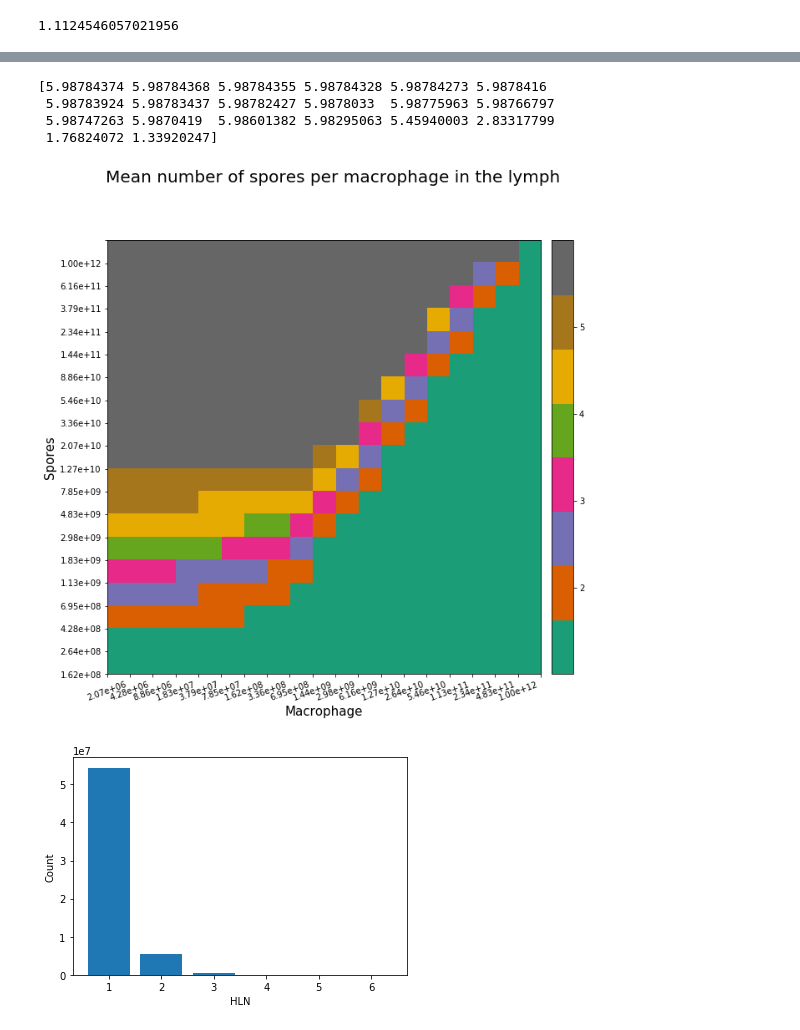
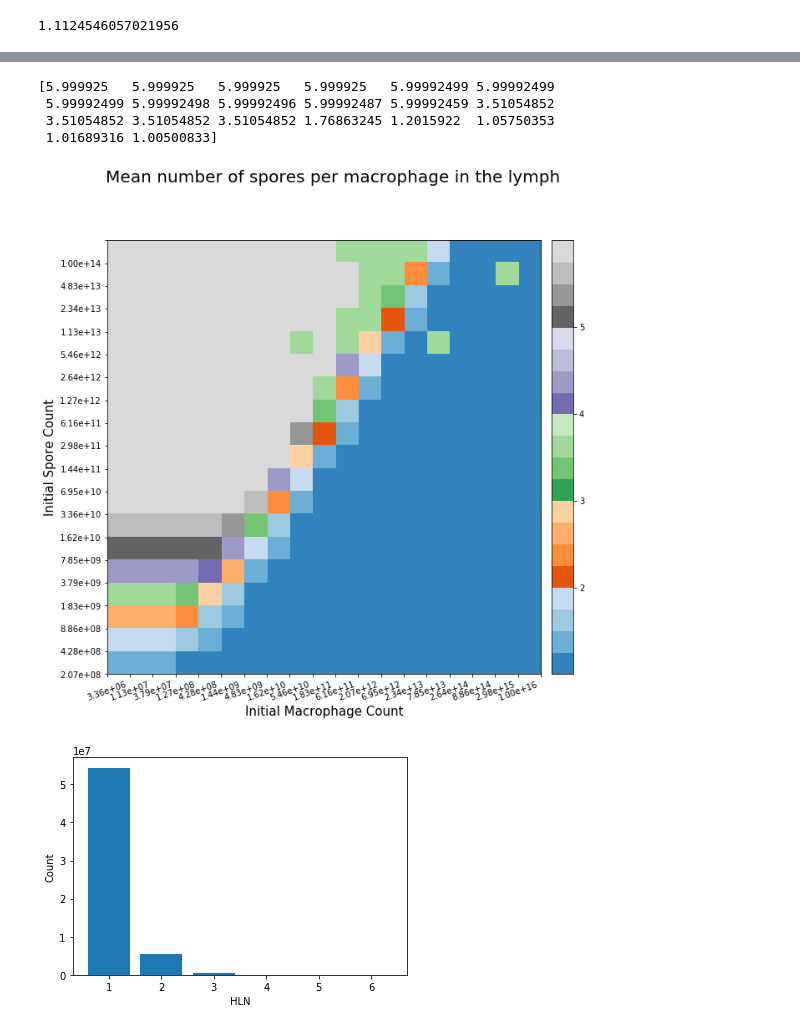
Before and after one commit to technodivergent/Bacillus_Anthracis_Simulation, a Jupyter notebook: Lung Submodel.ipynb, the cells around one changed output, grey strips where cells are left out. Cells and saved outputs as stored; diff of their text form; code cells hidden in the pictures.

Commit message:
Update to heatmap

```diff
--- a/Lung Submodel.ipynb
+++ b/Lung Submodel.ipynb
@@ -195,8 +195,8 @@ results = numpy.zeros((20,20))
 # r = model.run(solver=BasicODESolver)
 # get_mean(r[0])
 
-sporescale = numpy.logspace(8, 12, 20)
-macroscale = numpy.logspace(6, 12, 20)
+sporescale = numpy.logspace(8, 14, 20)
+macroscale = numpy.logspace(6, 16, 20)
 
 for i,s in enumerate(sporescale):
     for j,a in enumerate(macroscale):
@@ -228,44 +228,45 @@ y_scale = ['{:.2e}'.format(item) for item in sporescale]
 #fig = plt.figure(figsize=(10,10))
 fig,ax = plt.subplots(figsize=(10,10))
 fig.suptitle("Mean number of spores per macrophage in the lymph", fontsize=20)
-im = plt.imshow(results, cmap='Dark2', interpolation='nearest', extent=[0,20,20,0])
+im = plt.imshow(results, cmap='tab20c', interpolation='nearest', extent=[0,20,20,0])
+
 #plt.colorbar()
 add_colorbar(im)
-plt.xlabel("Macrophage", fontsize=15)
-plt.ylabel("Spores", fontsize=15)
+plt.xlabel("Initial Macrophage Count", fontsize=15)
+plt.ylabel("Initial Spore Count", fontsize=15)
 
 for axis in [ax.xaxis, ax.yaxis]:
     axis.set_major_formatter(ScalarFormatter())
 
 ticks = numpy.linspace(0,20,21)
 
 plt.xticks(ticks, x_scale, rotation=20)
 plt.yticks(ticks, y_scale)
 ax.axis([1, 20, 1, 20])
 
 # using log scale doesn't work right
 # ax.loglog()
 # ax.set_ylim(1e1, 1e9)
 # ax.set_xlim(1e1, 1e9)
 
 # print("Spores @ 10: {0:1.2e}".format(sporescale[11]))
 # print("Spores @ 20: {0:1.2e}".format(sporescale[19]))
 # print("")
 # print("Macrophages @ 10: {0:1.2e}".format(macscale[11]))
 # print("Macrophages @ 20: {0:1.2e}".format(macscale[19]))
 
 # print("{0:1.2e}".format(sporescale[8]))
 # print("{0:1.2e}".format(macscale[8]))
 # print(sporescale)
 # print(macroscale)
 # print("")
-print(results[18])
+print(results[19]) # use the y-axis from the bottom
 # %% [output]
-[5.98784374 5.98784368 5.98784355 5.98784328 5.98784273 5.9878416
- 5.98783924 5.98783437 5.98782427 5.9878033  5.98775963 5.98766797
- 5.98747263 5.9870419  5.98601382 5.98295063 5.45940003 2.83317799
- 1.76824072 1.33920247]
+[5.999925   5.999925   5.999925   5.999925   5.99992499 5.99992499
+ 5.99992499 5.99992498 5.99992496 5.99992487 5.99992459 3.51054852
+ 3.51054852 3.51054852 3.51054852 1.76863245 1.2015922  1.05750353
+ 1.01689316 1.00500833]
-[figure, old version]
+[figure, new version]
 # %%
 res = results_orig[0]
 data = [
```
Also changed, not shown: parts of 1 cell of this notebook.
